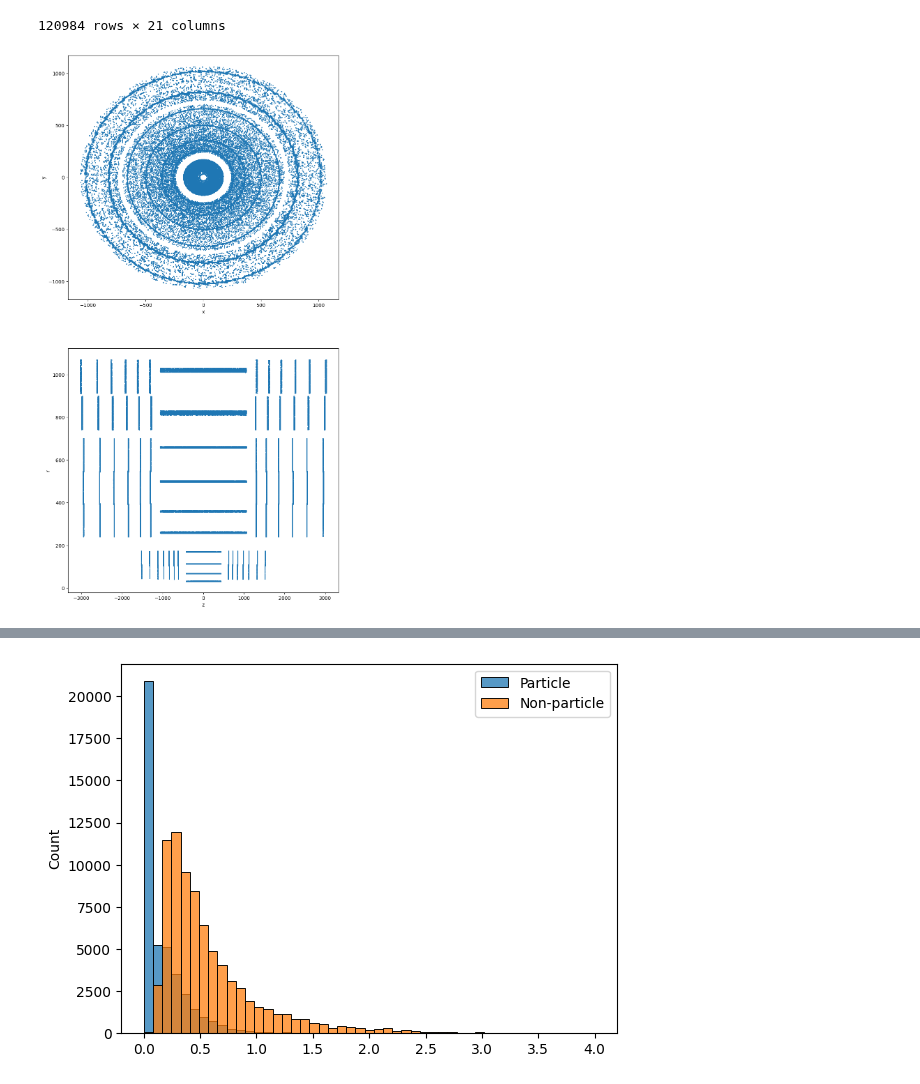
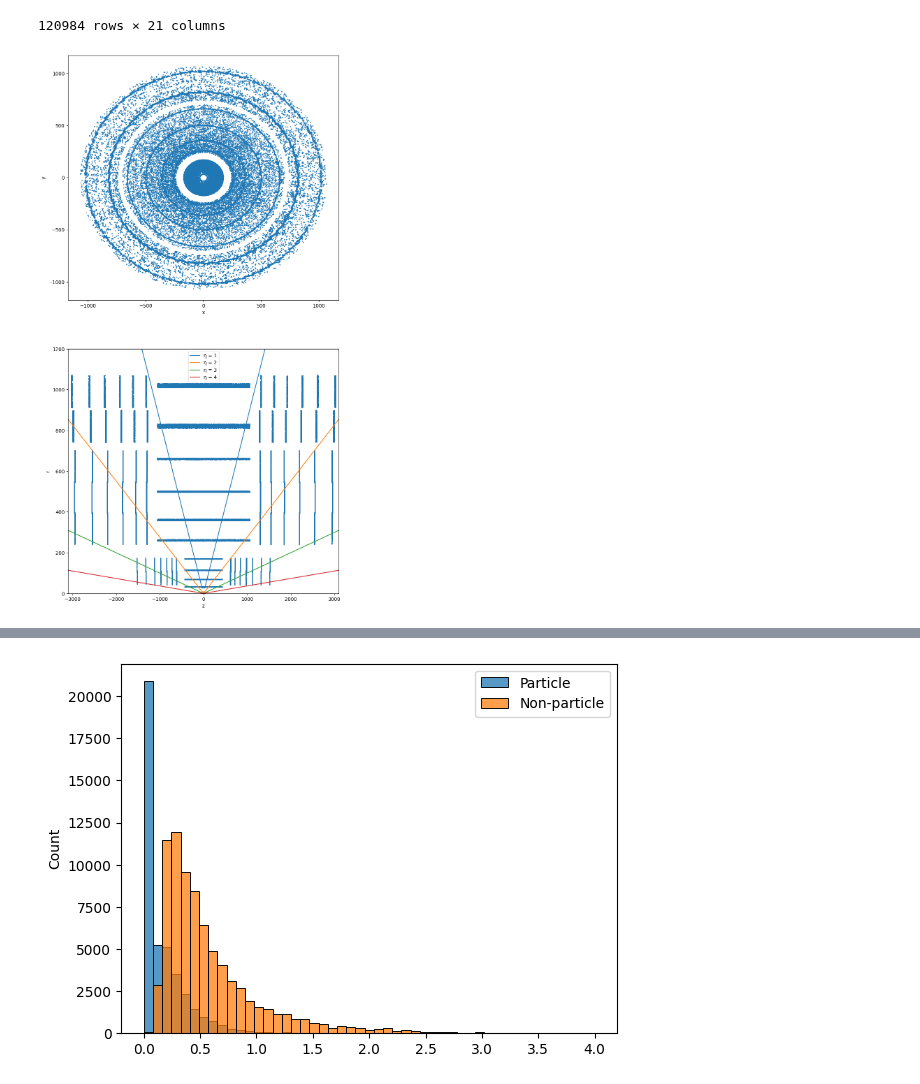
Before and after one commit to OpenDataDetector/ColliderML-Production, a Jupyter notebook: notebooks/0_DM_initial_exploration.ipynb, the cells around one changed output, grey strips where cells are left out. Saved outputs shown, nothing was run; the diff lists cells and outputs as text; code cells hidden in the pictures.

```diff
--- a/notebooks/0_DM_initial_exploration.ipynb
+++ b/notebooks/0_DM_initial_exploration.ipynb
@@ -454,18 +481,29 @@ sample_event_hits
 # %%
 x, y, z = sample_event_hits['tx'], sample_event_hits['ty'], sample_event_hits['tz']
 r, phi = np.sqrt(x**2 + y**2), np.arctan2(y, x)
 
 # Plot x,y and r,z
 fig, ax = plt.subplots(2, 1, figsize=(10, 20))
 ax[0].scatter(x, y, s=1)
 ax[1].scatter(z, r, s=1)
 ax[0].set_xlabel('x')
 ax[0].set_ylabel('y')
+
+# Add eta lines to the r, z plot, with a fixed z range of +/- 3100 mm and r range of 0 - 1200 mm
+z_vals = np.linspace(-3100, 3100, 100)
+eta_vals = np.array([1, 2, 3, 4])
+for eta in eta_vals:
+    theta = 2 * np.arctan(np.exp(-eta))  # Convert eta to theta
+    r_vals = np.abs(z_vals * np.tan(theta))  # Calculate r from z and theta
+    ax[1].plot(z_vals, r_vals, label=f"η = {eta}")
+ax[1].legend()
 ax[1].set_xlabel('z')
 ax[1].set_ylabel('r')
+ax[1].set_xlim(-3100, 3100)
+ax[1].set_ylim(0, 1200)
 plt.show()
 # %% [output]
-[figure, old version]
+[figure, new version]
 # %%
 sample_event_hits = sample_event_hits.merge(particles_data_1, left_on="particle_id", right_on="particle_id", how="left")
 # %%
```
Also changed, not shown: parts of 50 cells of this notebook, 53 other files.
